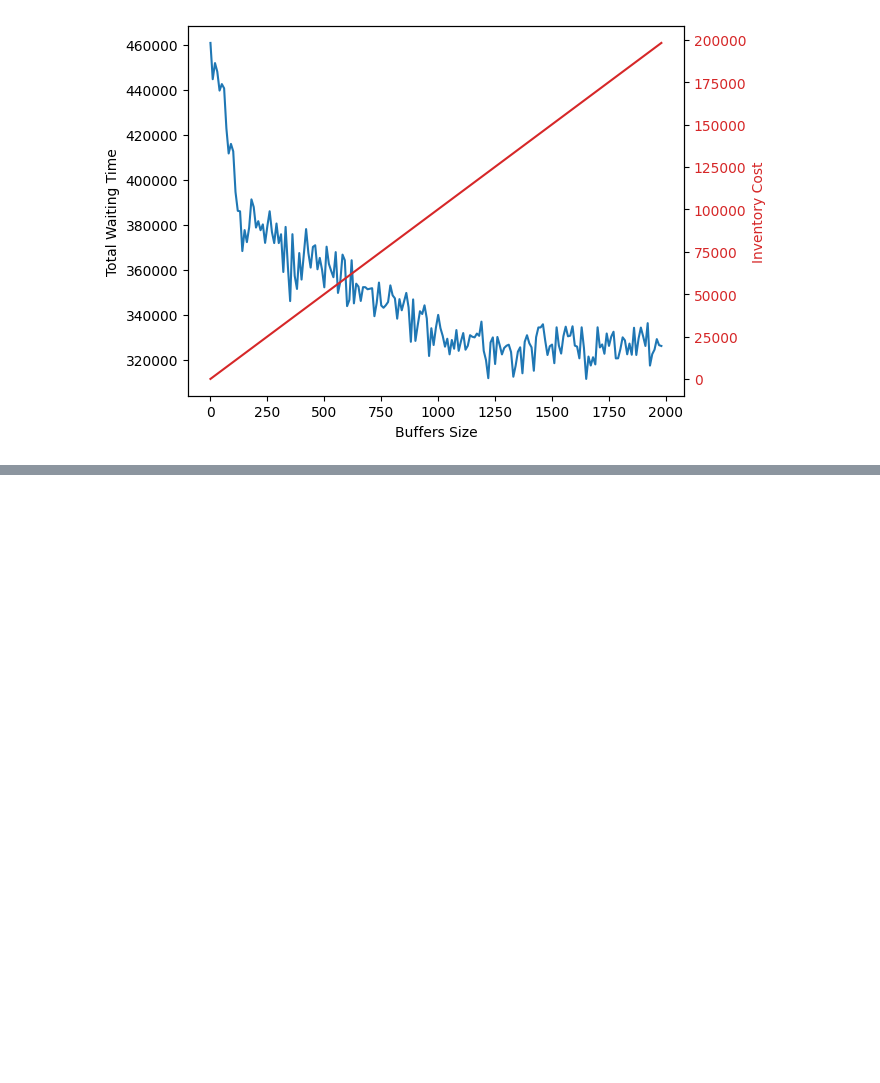
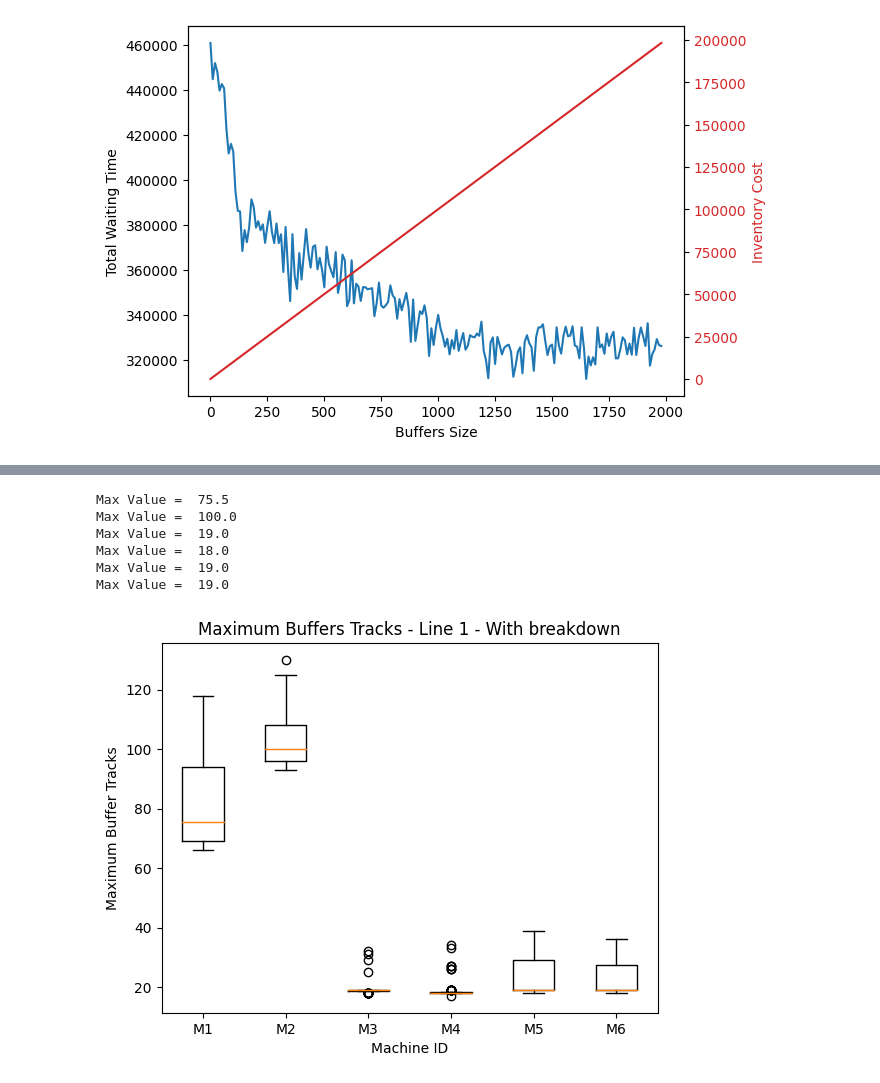
Before and after one commit to anasselhoud/PRODynamics, a Jupyter notebook: analysis.ipynb, the cells around one changed output, grey strips where cells are left out. Cells and saved outputs as stored; diff of their text form; code cells hidden in the pictures; blank space fills up the shorter version.

```diff
--- a/analysis.ipynb
+++ b/analysis.ipynb
@@ -434,0 +519,31 @@ ax2.tick_params(axis='y', labelcolor=color)
+# %%
+#csv_file_path = "./results/postoriorOptim/NOrobotOKBreakdown.csv"
+csv_file_path = "results/forecast_data.csv"
+df = pd.read_csv(csv_file_path)
+
+import matplotlib.pyplot as plt
+
+m_keys = ['M1', 'M2', 'M3', 'M4', 'M5', 'M6']
+
+def max_in_list(lst):
+    return max(eval(lst))
+
+max_values_per_machine = []
+
+for machine_id in m_keys:
+    max_values_per_machine.append(df[df["Machine ID"] == machine_id]["Buffer Tracks"].apply(max_in_list))
+    print("Max Value = ", np.median(max_values_per_machine[-1]))
+
+plt.boxplot(max_values_per_machine, labels=m_keys)
+plt.xlabel('Machine ID')
+plt.ylabel('Maximum Buffer Tracks')
+plt.title('Maximum Buffers Tracks - Line 1 - With breakdown')
+plt.show()
+# %% [output]
+Max Value =  75.5
+Max Value =  100.0
+Max Value =  19.0
+Max Value =  18.0
+Max Value =  19.0
+Max Value =  19.0
+[figure, added]
```
Also changed, not shown: parts of 39 cells of this notebook, 23 other files.
